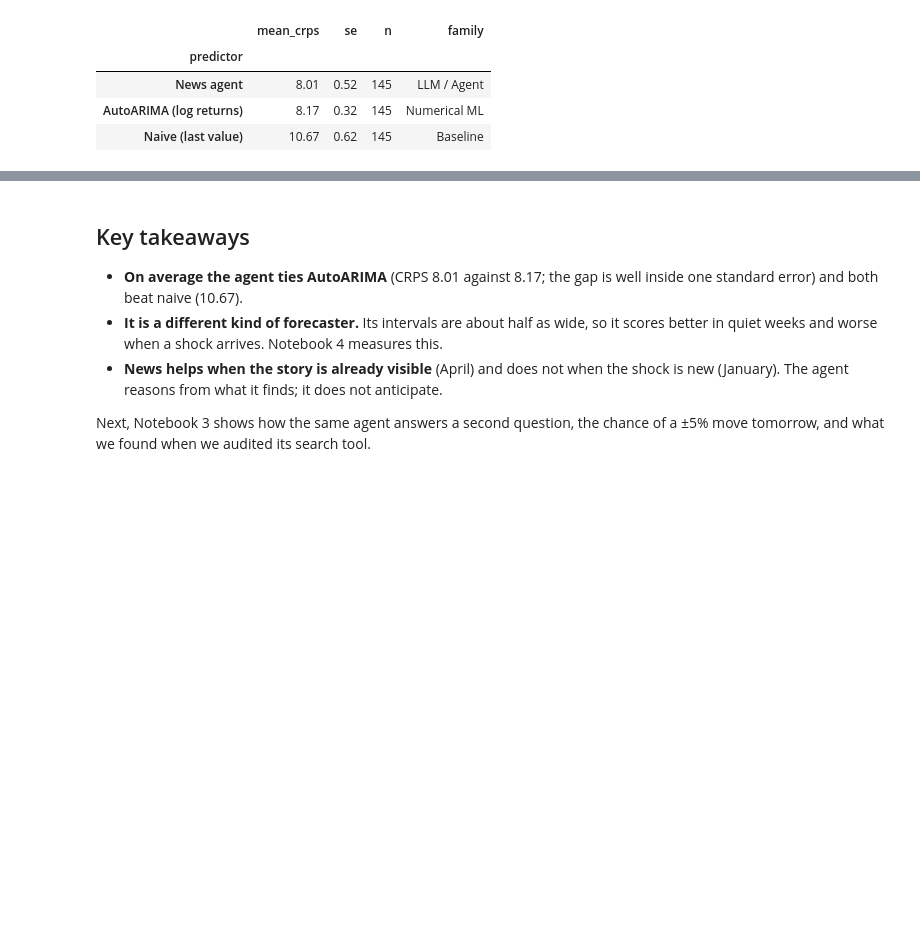
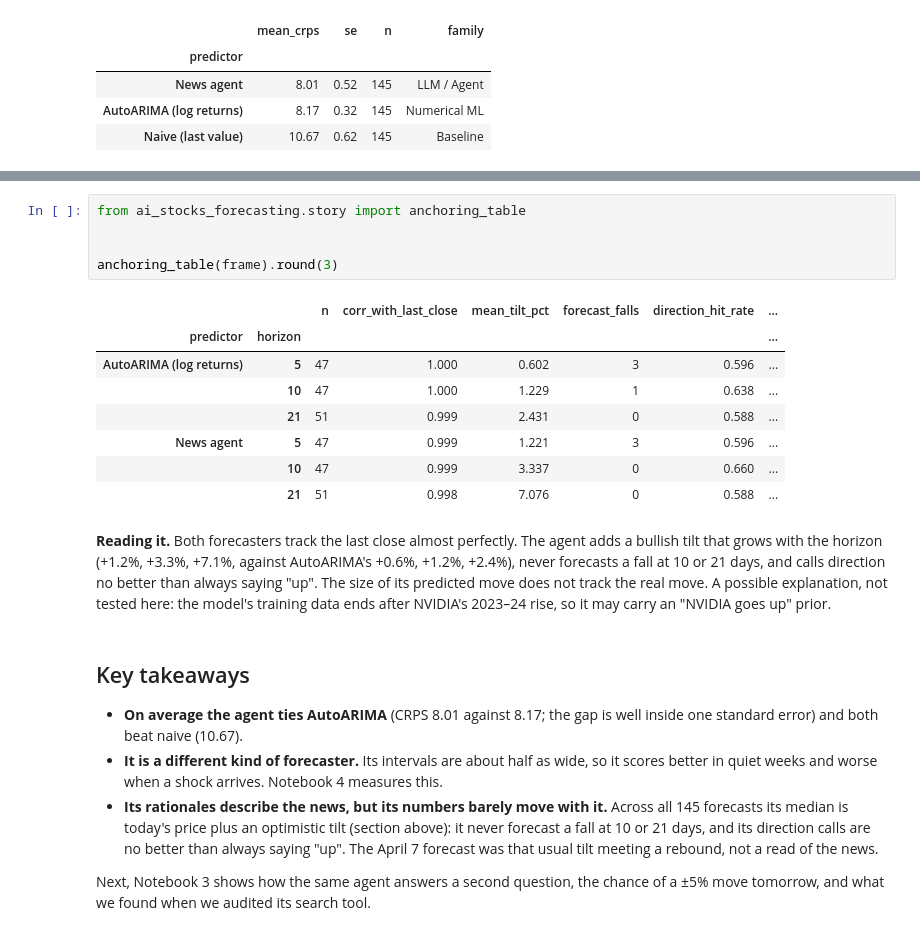
Before and after one commit to Rohan812/agentic-forecasting, a Jupyter notebook: implementations/ai_stocks_forecasting/02_intro_agentic_predictor.ipynb, the cells around one changed output, grey strips where cells are left out. Drawn from its saved outputs; the diff is of its cells as text; blank space fills up the shorter version.

```diff
--- a/implementations/ai_stocks_forecasting/02_intro_agentic_predictor.ipynb
+++ b/implementations/ai_stocks_forecasting/02_intro_agentic_predictor.ipynb
@@ -137,3 +151,24 @@ leaderboard_with_uncertainty(frame).round(2)
+# %%
+from ai_stocks_forecasting.story import anchoring_table
+
+
+anchoring_table(frame).round(3)
+# %% [output]
+|  |  | n | corr_with_last_close | mean_tilt_pct | forecast_falls | direction_hit_rate | ... |
+| predictor | horizon |  |  |  |  |  | ... |
+| AutoARIMA (log returns) | 5 | 47 | 1.000 | 0.602 | 3 | 0.596 | ... |
+|  | 10 | 47 | 1.000 | 1.229 | 1 | 0.638 | ... |
+|  | 21 | 51 | 0.999 | 2.431 | 0 | 0.588 | ... |
+| News agent | 5 | 47 | 0.999 | 1.221 | 3 | 0.596 | ... |
+|  | 10 | 47 | 0.999 | 3.337 | 0 | 0.660 | ... |
+|  | 21 | 51 | 0.998 | 7.076 | 0 | 0.588 | ... |
+# %% [markdown]
+**Reading it.** Both forecasters track the last close almost perfectly. The agent adds a
+bullish tilt that grows with the horizon (+1.2%, +3.3%, +7.1%, against AutoARIMA's +0.6%,
++1.2%, +2.4%), never forecasts a fall at 10 or 21 days, and calls direction no better than
+always saying "up". The size of its predicted move does not track the real move. A possible
+explanation, not tested here: the model's training data ends after NVIDIA's 2023–24 rise,
+so it may carry an "NVIDIA goes up" prior.
 # %% [markdown]
 ## Key takeaways
 
@@ -141,8 +176,11 @@ leaderboard_with_uncertainty(frame).round(2)
   one standard error) and both beat naive (10.67).
 - **It is a different kind of forecaster.** Its intervals are about half as wide, so it
   scores better in quiet weeks and worse when a shock arrives. Notebook 4 measures this.
-- **News helps when the story is already visible** (April) and does not when the shock is
-  new (January). The agent reasons from what it finds; it does not anticipate.
+- **Its rationales describe the news, but its numbers barely move with it.** Across all 145
+  forecasts its median is today's price plus an optimistic tilt (section above): it never
+  forecast a fall at 10 or 21 days, and its direction calls are no better than always
+  saying "up". The April 7 forecast was that usual tilt meeting a rebound, not a read of
+  the news.
 
 Next, Notebook 3 shows how the same agent answers a second question, the chance of a
 ±5% move tomorrow, and what we found when we audited its search tool.
```
Also changed, not shown: parts of 3 cells of this notebook, 7 other files.
